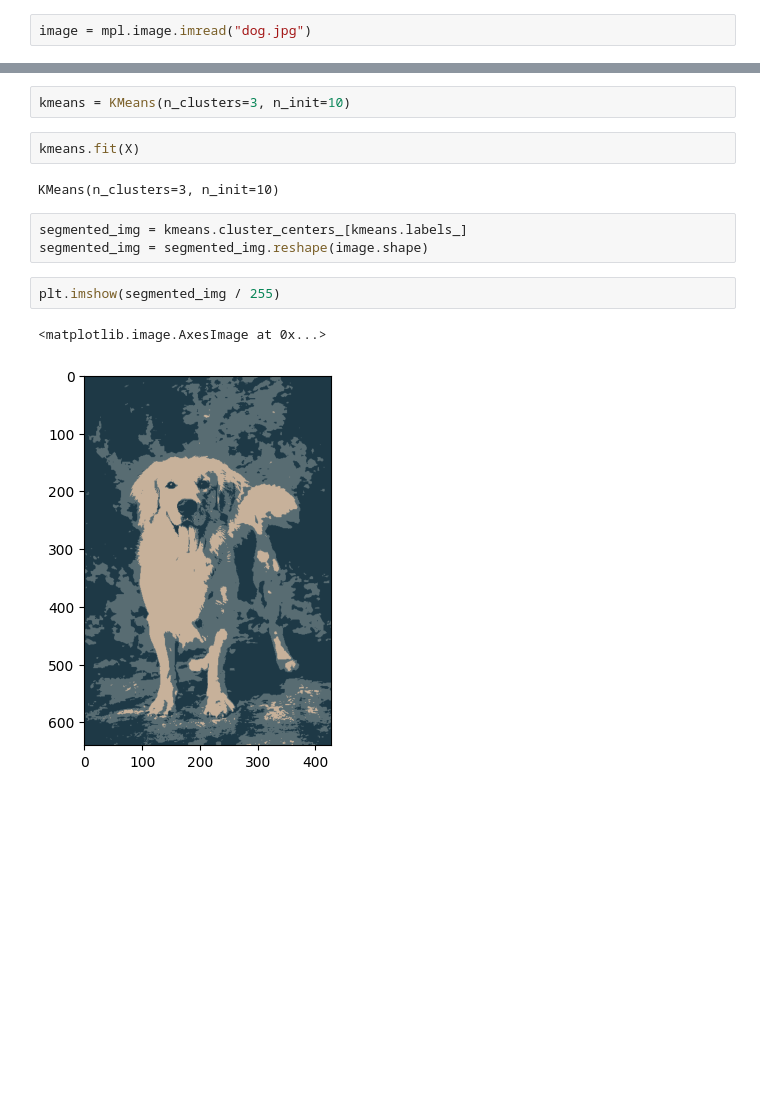
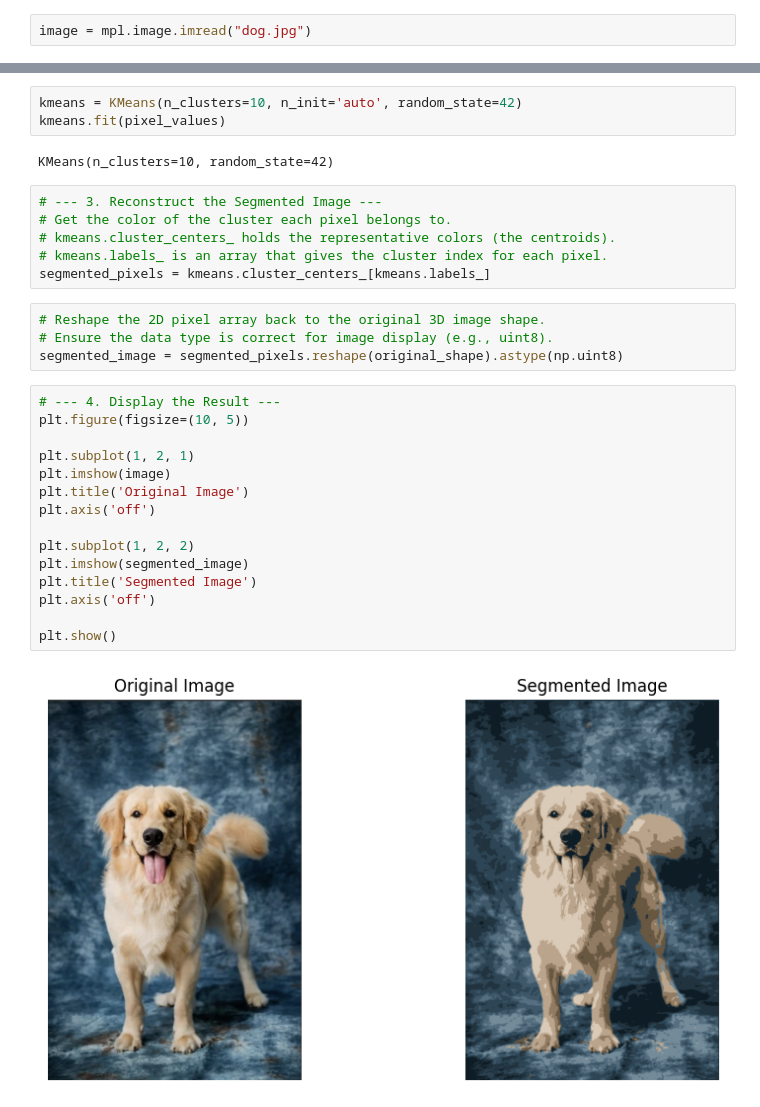
Before and after one commit to mysu30/Learn_CV_with_Dhruv, a Jupyter notebook: KMeans_ImageSegmentation.ipynb, the cells around one changed output, grey strips where cells are left out. Cells and saved outputs as stored; diff of their text form; blank space fills up the shorter version.

```diff
--- a/KMeans_ImageSegmentation.ipynb
+++ b/KMeans_ImageSegmentation.ipynb
@@ -32,14 +37,32 @@ X = image.reshape(-1,3)
 # %%
-kmeans = KMeans(n_clusters=3, n_init=10)
+kmeans = KMeans(n_clusters=10, n_init='auto', random_state=42)
+kmeans.fit(pixel_values)
+# %% [output]
+KMeans(n_clusters=10, random_state=42)
-# %%
-kmeans.fit(X)
-# %% [output]
-KMeans(n_clusters=3, n_init=10)
-# %%
-segmented_img = kmeans.cluster_centers_[kmeans.labels_]
-segmented_img = segmented_img.reshape(image.shape)
-# %%
-plt.imshow(segmented_img / 255)
-# %% [output]
-<matplotlib.image.AxesImage at 0x...>
-[figure, removed]
+# %%
+# --- 3. Reconstruct the Segmented Image ---
+# Get the color of the cluster each pixel belongs to.
+# kmeans.cluster_centers_ holds the representative colors (the centroids).
+# kmeans.labels_ is an array that gives the cluster index for each pixel.
+segmented_pixels = kmeans.cluster_centers_[kmeans.labels_]
+# %%
+# Reshape the 2D pixel array back to the original 3D image shape.
+# Ensure the data type is correct for image display (e.g., uint8).
+segmented_image = segmented_pixels.reshape(original_shape).astype(np.uint8)
+# %%
+# --- 4. Display the Result ---
+plt.figure(figsize=(10, 5))
+
+plt.subplot(1, 2, 1)
+plt.imshow(image)
+plt.title('Original Image')
+plt.axis('off')
+
+plt.subplot(1, 2, 2)
+plt.imshow(segmented_image)
+plt.title('Segmented Image')
+plt.axis('off')
+
+plt.show()
+# %% [output]
+[figure, added]
```
Also changed, not shown: parts of 4 cells of this notebook.
